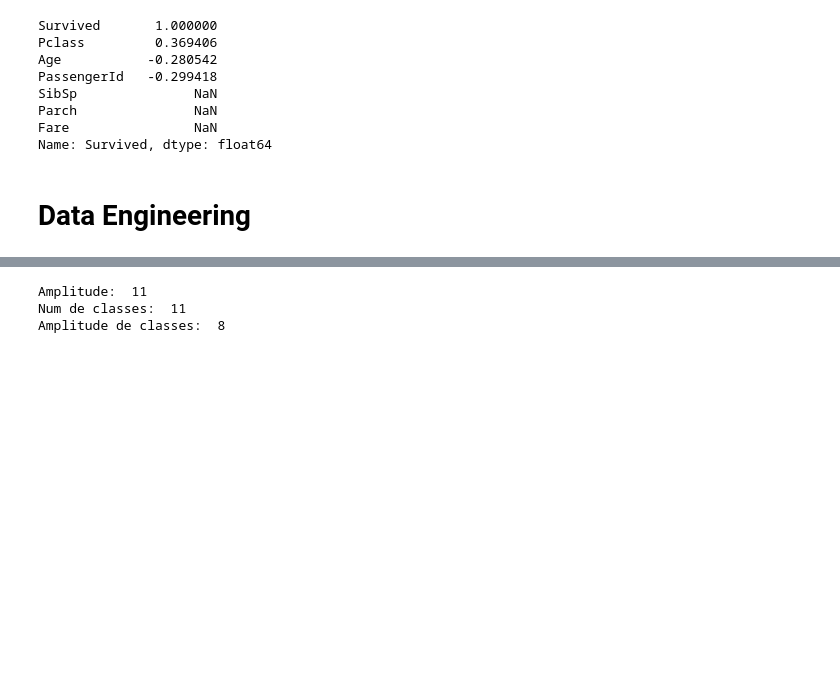
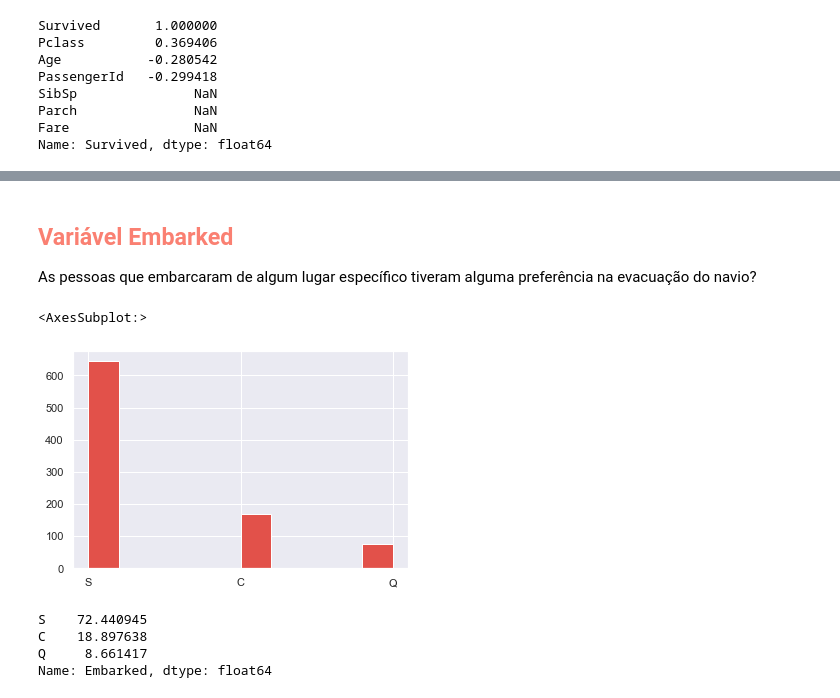
Before and after one commit to Mello-o/titanic, a Jupyter notebook: exploration-titanic-dataset.ipynb, the cells around one changed output, grey strips where cells are left out. Drawn from its saved outputs; the diff is of its cells as text; code cells hidden in the pictures; blank space fills up the shorter version.

Commit message:
Iniciando a análise da variável Embarked

```diff
--- a/exploration-titanic-dataset.ipynb
+++ b/exploration-titanic-dataset.ipynb
@@ -227,8 +246,6 @@ SibSp               NaN
 Parch               NaN
 Fare                NaN
 Name: Survived, dtype: float64
-# %% [markdown]
-# Data Engineering
 # %%
 df_train.head()
 # %% [output]
@@ -238,20 +255,19 @@ df_train.head()
 | 2 | 3 | 1 | 3 | Heikkinen, Miss. Laina | female | 26.0 | 0 | 0 | STON/O2. 3101282 | 7.9250 | ... |
 | 3 | 4 | 1 | 1 | Futrelle, Mrs. Jacques Heath (Lil... | female | 35.0 | 1 | 0 | 113803 | 53.1000 | ... |
 | 4 | 5 | 0 | 3 | Allen, Mr. William Henry | male | 35.0 | 0 | 0 | 373450 | 8.0500 | ... |
-# %%
-# Aplicando a regra de sturges para criarmos classes para nossos dados
-from math import ceil #import da ceil para arredondamento para cima da amplitude de classes
-
-at = df_train.Age.max() - df_train.Age.min()
-n = df_train.Age.shape[0]
-n_classes = round(1 + 3.3 * np.log10(n))
-
-at_classes = ceil(at / n_classes)
-
-print('Amplitude: ', n_classes)
-print('Num de classes: ', n_classes)
-print('Amplitude de classes: ', at_classes)
-# %% [output]
-Amplitude:  11
-Num de classes:  11
-Amplitude de classes:  8
+# %% [markdown]
+##  <font color = 'salmon'> Variável Embarked </font>
+
+As pessoas que embarcaram de algum lugar específico tiveram alguma preferência na evacuação do navio?
+# %%
+df_train.Embarked.hist()
+# %% [output]
+<AxesSubplot:>
+[figure, added]
+# %%
+df_train.Embarked.value_counts(normalize = True) * 100
+# %% [output]
+S    72.440945
+C    18.897638
+Q     8.661417
+Name: Embarked, dtype: float64
```
Also changed, not shown: parts of 7 cells of this notebook.
